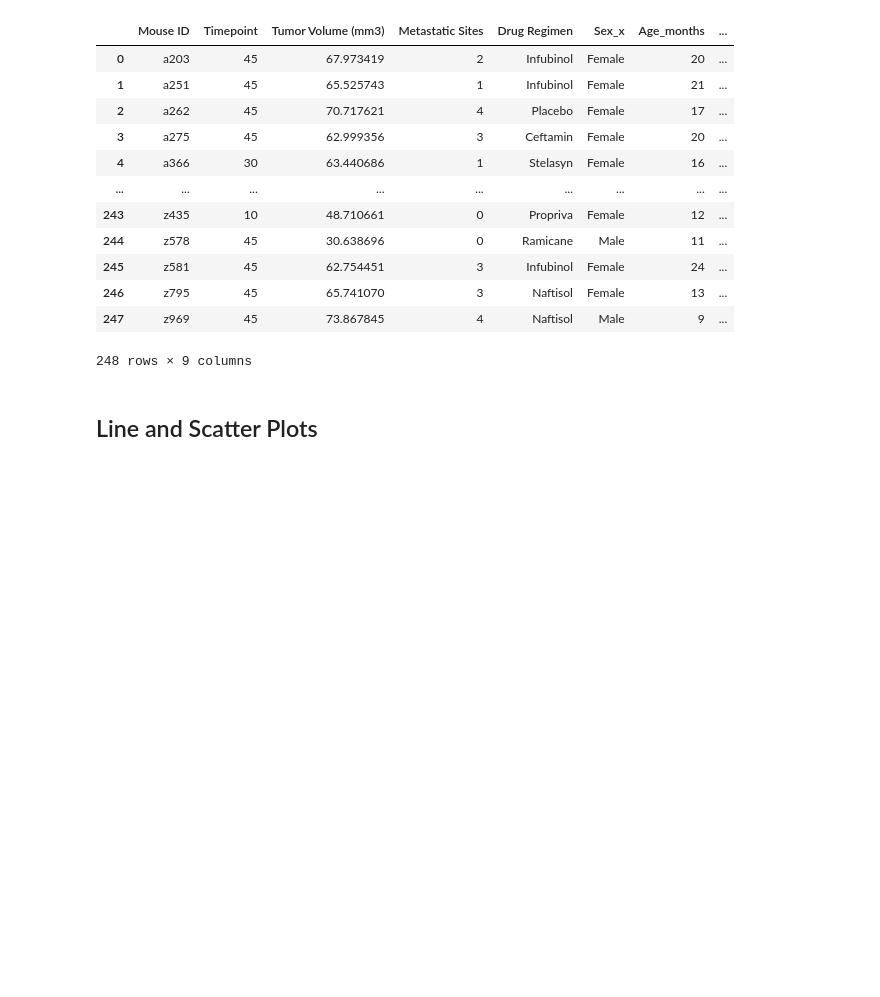
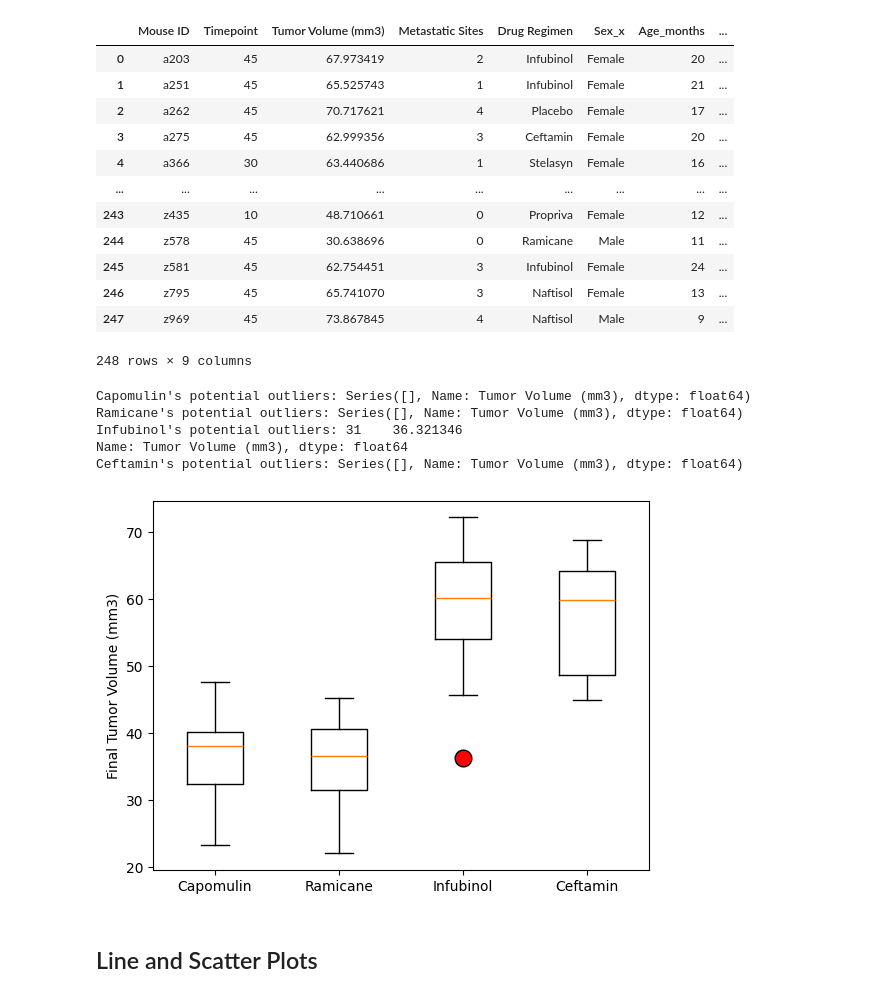
Before and after one commit to renzsupnet/pymaceuticals, a Jupyter notebook: pymaceuticals.ipynb, the cells around one changed output. Cells and saved outputs as stored; diff of their text form; code cells hidden in the pictures; blank space fills up the shorter version.

```diff
--- a/pymaceuticals.ipynb
+++ b/pymaceuticals.ipynb
@@ -198,20 +198,36 @@ treatments = ["Capomulin", "Ramicane", "Infubinol", "Ceftamin"]
 vol_data = []
 
 # Calculate the IQR and quantitatively determine if there are any potential outliers.
-quartiles = treatments.quantile([.25,.5,.75])
-lowerq = quartiles[0.25]
-upperq = quartiles[0.75]
-iqr = upperq-lowerq
+    # Locate the rows which contain mice on each drug and get the tumor volumes
+for treatment in treatments:
+    # add subset
+        subset = mouse_study[mouse_study["Drug Regimen"] == treatment]["Tumor Volume (mm3)"]
+    # Determine outliers using upper and lower bounds
+        quartiles = subset.quantile([.25,.5,.75])
+        lowerq = quartiles[0.25]
+        upperq = quartiles[0.75]
+        iqr = upperq - lowerq
+        lower_bound = lowerq - (1.5 * iqr)
+        upper_bound = upperq + (1.5 * iqr)
 
-    # Locate the rows which contain mice on each drug and get the tumor volumes
-
-
-    # add subset
-
-
-    # Determine outliers using upper and lower bounds
+        outliers = subset[(subset < lower_bound) | (subset > upper_bound)]
+        vol_data.append(subset)
+        print(f"{treatment}'s potential outliers: {outliers}")
+# %% [output]
+Capomulin's potential outliers: Series([], Name: Tumor Volume (mm3), dtype: float64)
+Ramicane's potential outliers: Series([], Name: Tumor Volume (mm3), dtype: float64)
+Infubinol's potential outliers: 31    36.321346
+Name: Tumor Volume (mm3), dtype: float64
+Ceftamin's potential outliers: Series([], Name: Tumor Volume (mm3), dtype: float64)
 # %%
 # Generate a box plot that shows the distribution of the tumor volume for each treatment group.
+box_plot = plt.boxplot(vol_data,
+                      tick_labels=treatments,
+                      flierprops={'marker': 'o', 'markerfacecolor': 'red', 'markersize': 12})
+plt.ylabel("Final Tumor Volume (mm3)")
+plt.show()
+# %% [output]
+[figure, added]
 # %% [markdown]
 ## Line and Scatter Plots
 # %%
```
Also changed, not shown: parts of 3 cells of this notebook.
